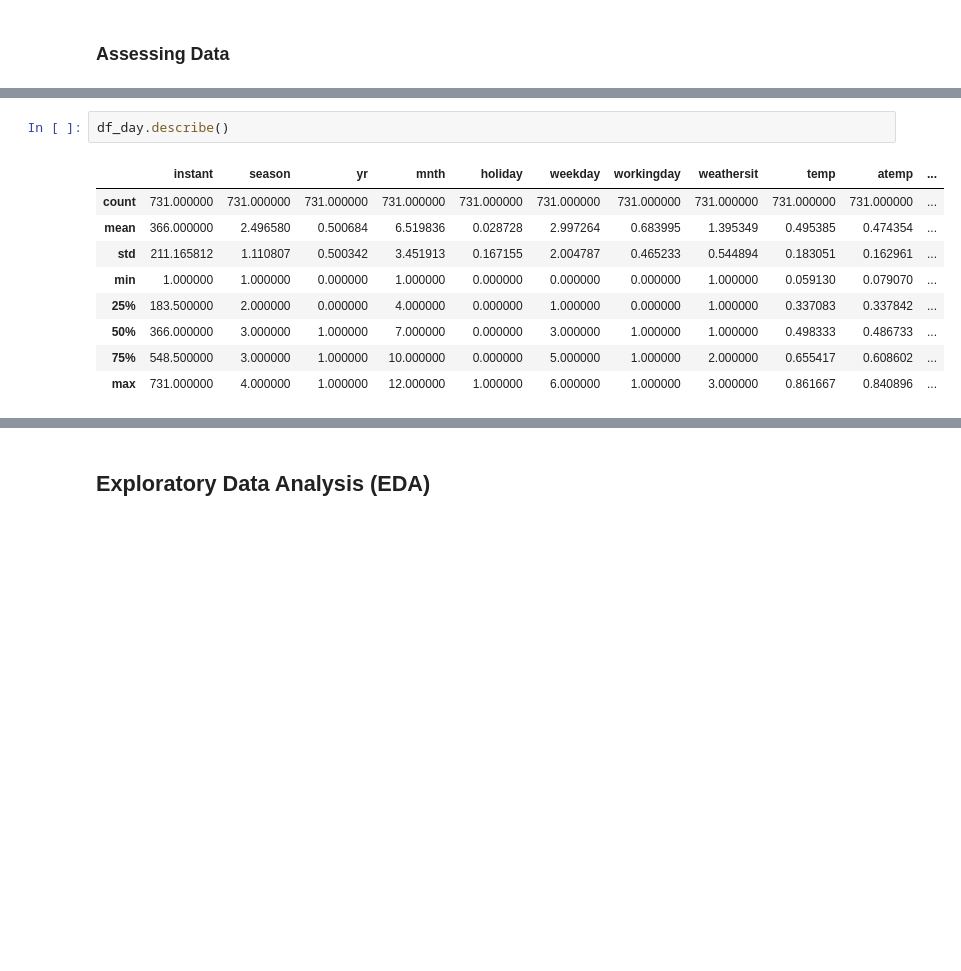
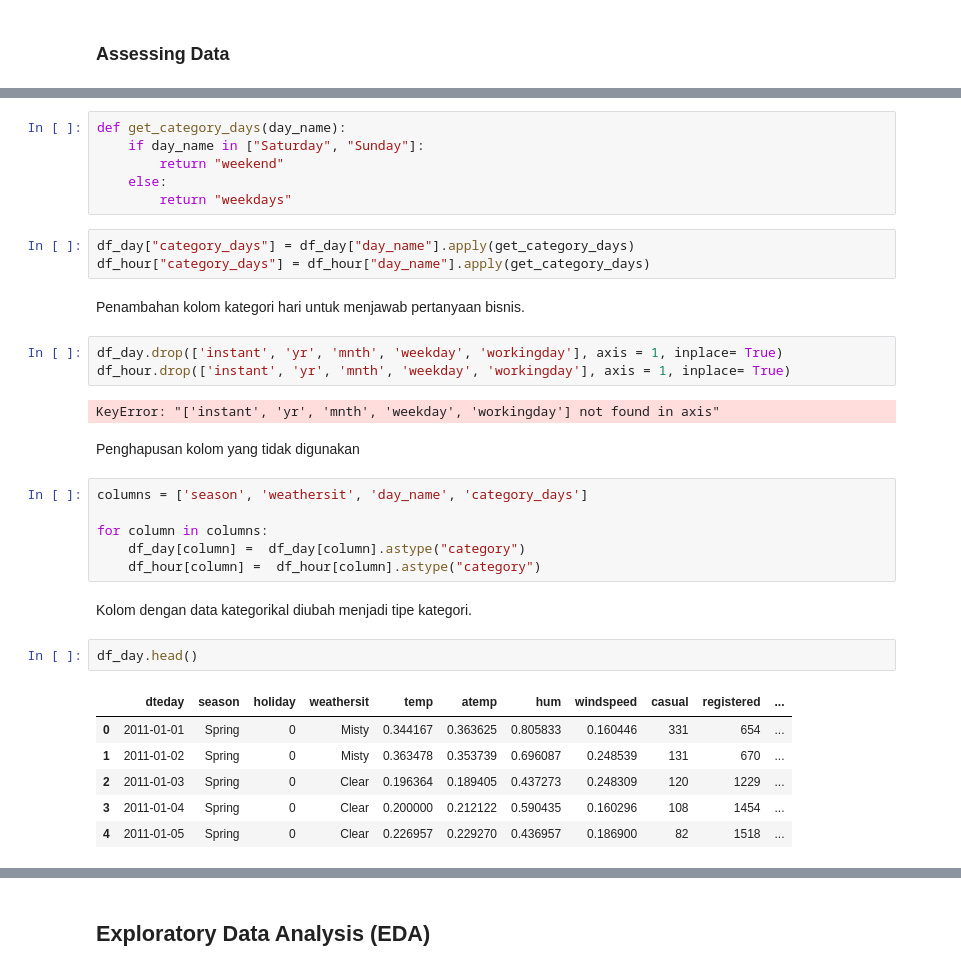
Before and after one commit to fawwazaid/proyek_analisis_data, a Jupyter notebook: submission/notebook.ipynb, the cells around one changed output, grey strips where cells are left out. Drawn from its saved outputs; the diff is of its cells as text; blank space fills up the shorter version.

Commit message:
update data

```diff
--- a/submission/notebook.ipynb
+++ b/submission/notebook.ipynb
@@ -94,12 +779,35 @@ Jumlah duplikasi:  0
+# %%
+def get_category_days(day_name):
+    if day_name in ["Saturday", "Sunday"]:
+        return "weekend"
+    else:
+        return "weekdays"
+# %%
+df_day["category_days"] = df_day["day_name"].apply(get_category_days)
+df_hour["category_days"] = df_hour["day_name"].apply(get_category_days)
+# %% [markdown]
+Penambahan kolom kategori hari untuk menjawab pertanyaan bisnis.
+# %%
+df_day.drop(['instant', 'yr', 'mnth', 'weekday', 'workingday'], axis = 1, inplace= True)
+df_hour.drop(['instant', 'yr', 'mnth', 'weekday', 'workingday'], axis = 1, inplace= True)
+# %% [output]
+KeyError: "['instant', 'yr', 'mnth', 'weekday', 'workingday'] not found in axis"
+# %% [markdown]
+Penghapusan kolom yang tidak digunakan
+# %%
+columns = ['season', 'weathersit', 'day_name', 'category_days']
+
+for column in columns:
+    df_day[column] =  df_day[column].astype("category")
+    df_hour[column] =  df_hour[column].astype("category")
+# %% [markdown]
+Kolom dengan data kategorikal diubah menjadi tipe kategori.
 # %%
-df_day.describe()
+df_day.head()
 # %% [output]
-|  | instant | season | yr | mnth | holiday | weekday | workingday | weathersit | temp | atemp | ... |
-| count | 731.000000 | 731.000000 | 731.000000 | 731.000000 | 731.000000 | 731.000000 | 731.000000 | 731.000000 | 731.000000 | 731.000000 | ... |
-| mean | 366.000000 | 2.496580 | 0.500684 | 6.519836 | 0.028728 | 2.997264 | 0.683995 | 1.395349 | 0.495385 | 0.474354 | ... |
-| std | 211.165812 | 1.110807 | 0.500342 | 3.451913 | 0.167155 | 2.004787 | 0.465233 | 0.544894 | 0.183051 | 0.162961 | ... |
-| min | 1.000000 | 1.000000 | 0.000000 | 1.000000 | 0.000000 | 0.000000 | 0.000000 | 1.000000 | 0.059130 | 0.079070 | ... |
-| 25% | 183.500000 | 2.000000 | 0.000000 | 4.000000 | 0.000000 | 1.000000 | 0.000000 | 1.000000 | 0.337083 | 0.337842 | ... |
-| 50% | 366.000000 | 3.000000 | 1.000000 | 7.000000 | 0.000000 | 3.000000 | 1.000000 | 1.000000 | 0.498333 | 0.486733 | ... |
-| 75% | 548.500000 | 3.000000 | 1.000000 | 10.000000 | 0.000000 | 5.000000 | 1.000000 | 2.000000 | 0.655417 | 0.608602 | ... |
-| max | 731.000000 | 4.000000 | 1.000000 | 12.000000 | 1.000000 | 6.000000 | 1.000000 | 3.000000 | 0.861667 | 0.840896 | ... |
+|  | dteday | season | holiday | weathersit | temp | atemp | hum | windspeed | casual | registered | ... |
+| 0 | 2011-01-01 | Spring | 0 | Misty | 0.344167 | 0.363625 | 0.805833 | 0.160446 | 331 | 654 | ... |
+| 1 | 2011-01-02 | Spring | 0 | Misty | 0.363478 | 0.353739 | 0.696087 | 0.248539 | 131 | 670 | ... |
+| 2 | 2011-01-03 | Spring | 0 | Clear | 0.196364 | 0.189405 | 0.437273 | 0.248309 | 120 | 1229 | ... |
+| 3 | 2011-01-04 | Spring | 0 | Clear | 0.200000 | 0.212122 | 0.590435 | 0.160296 | 108 | 1454 | ... |
+| 4 | 2011-01-05 | Spring | 0 | Clear | 0.226957 | 0.229270 | 0.436957 | 0.186900 | 82 | 1518 | ... |
```
Also changed, not shown: parts of 162 cells of this notebook, 4 other files.
